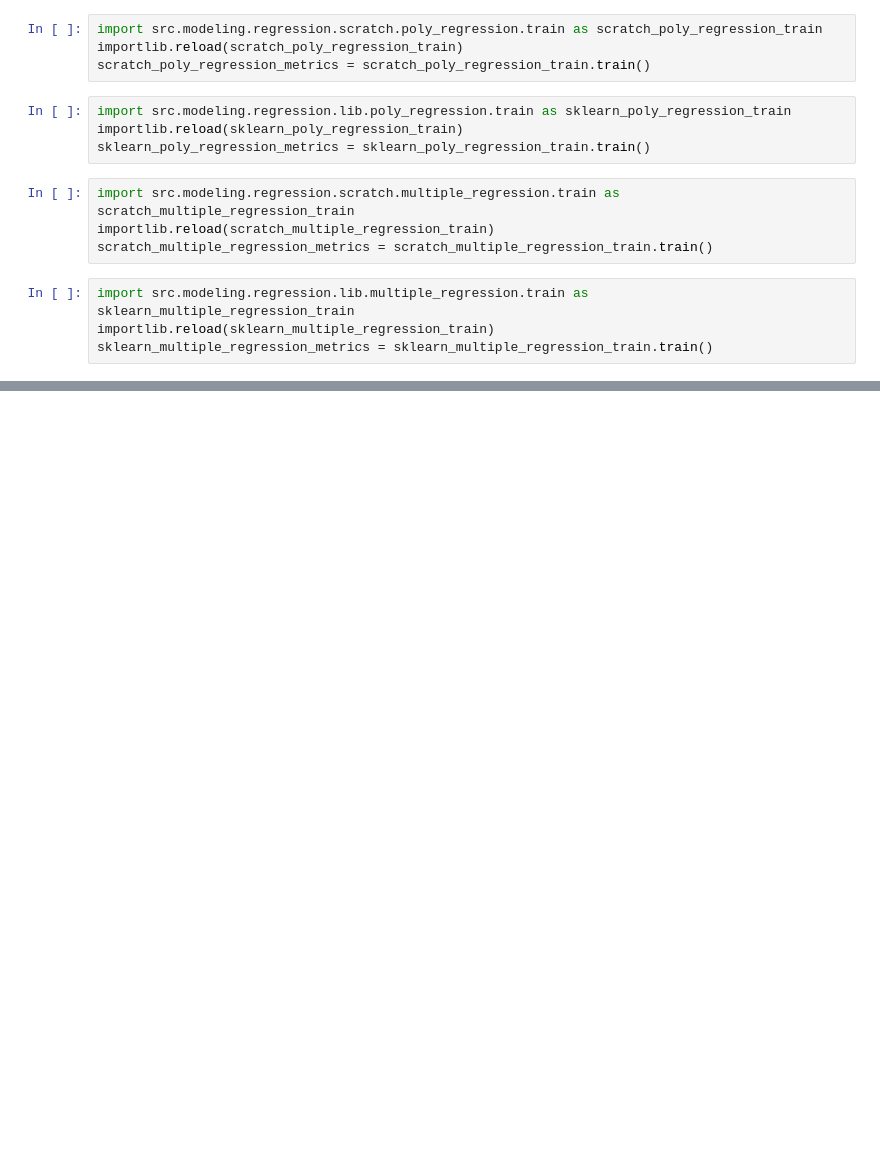
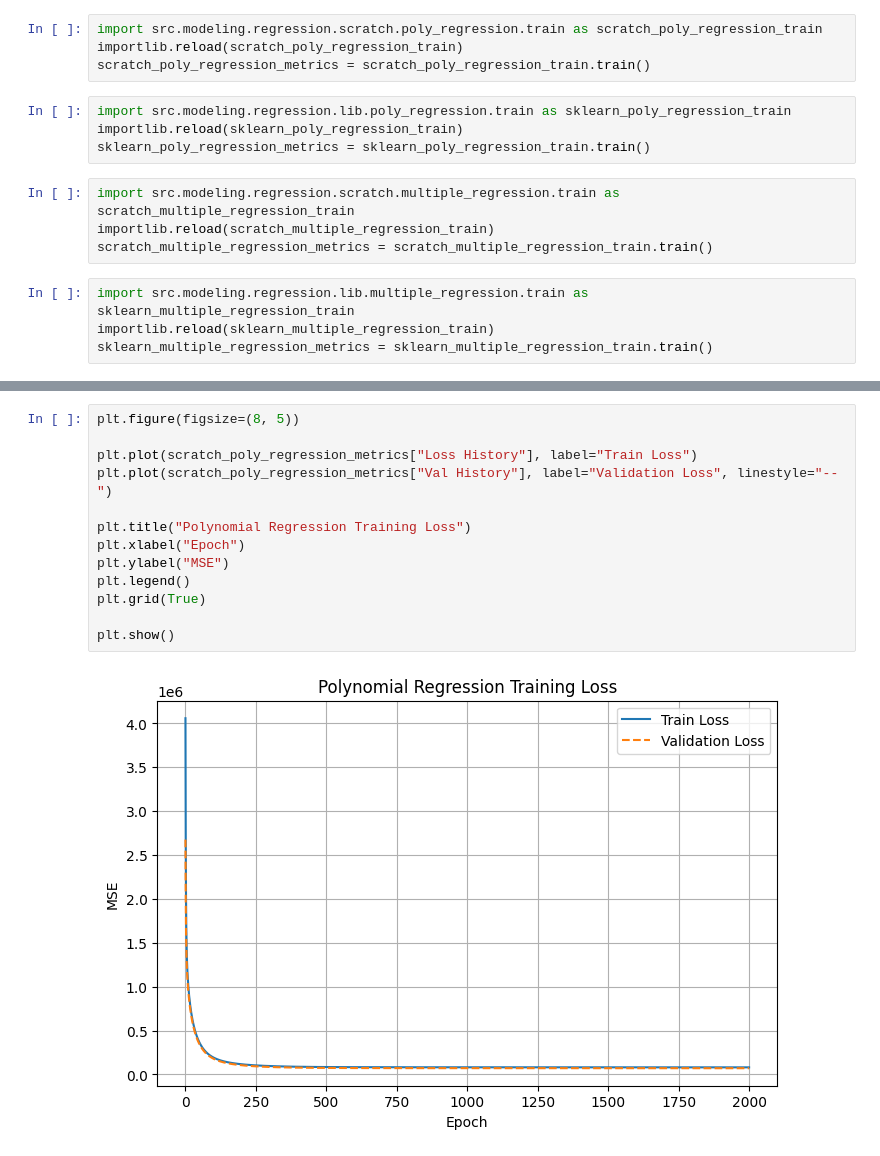
Before and after one commit to Proxiermax/ML-PROJECT, a Jupyter notebook: src/modeling/evaluation_regression.ipynb, the cells around one changed output, grey strips where cells are left out. Saved outputs shown, nothing was run; the diff lists cells and outputs as text; blank space fills up the shorter version.

```diff
--- a/src/modeling/evaluation_regression.ipynb
+++ b/src/modeling/evaluation_regression.ipynb
@@ -62,0 +63,15 @@ plt.show()
+# %%
+plt.figure(figsize=(8, 5))
+
+plt.plot(scratch_poly_regression_metrics["Loss History"], label="Train Loss")
+plt.plot(scratch_poly_regression_metrics["Val History"], label="Validation Loss", linestyle="--")
+
+plt.title("Polynomial Regression Training Loss")
+plt.xlabel("Epoch")
+plt.ylabel("MSE")
+plt.legend()
+plt.grid(True)
+
+plt.show()
+# %% [output]
+[figure, added]
```
Also changed, not shown: parts of 8 cells of this notebook, 12 other files.
